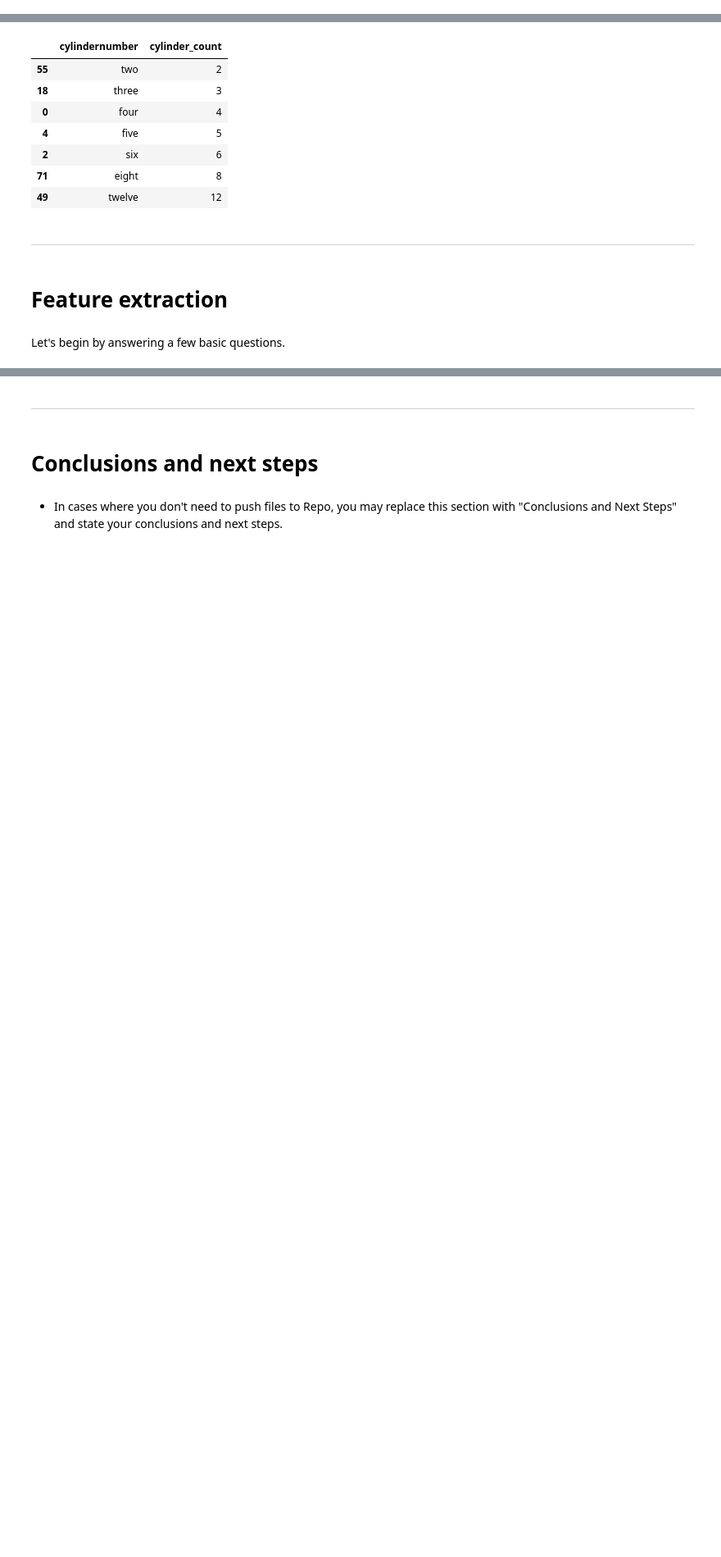
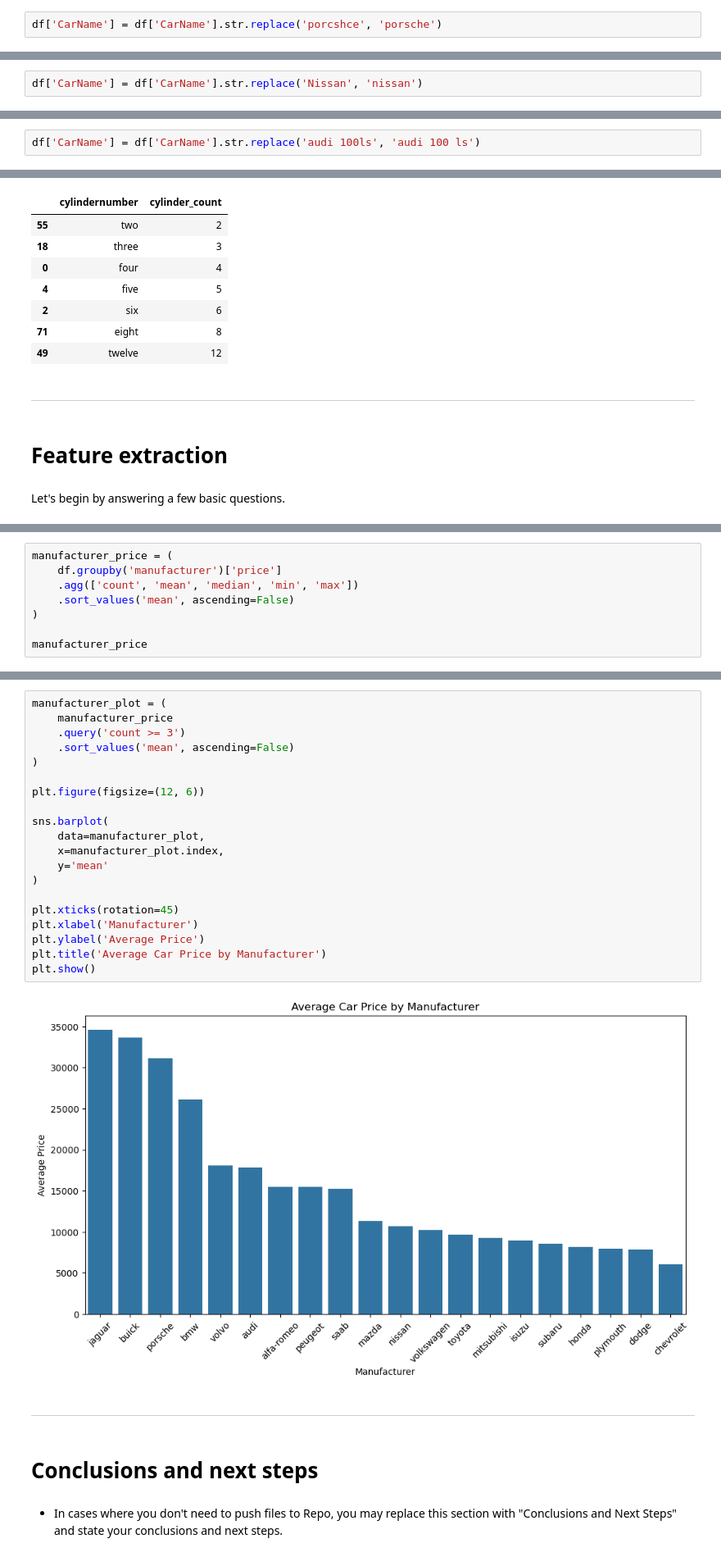
Before and after one commit to phonemes-and-speech-entrainment/Car_feature_price_analysis, a Jupyter notebook: jupyter_notebooks/Notebook_Template.ipynb, the cells around one changed output, grey strips where cells are left out. Shown at 82% size. Drawn from its saved outputs; the diff is of its cells as text; blank space fills up the shorter version.

Commit message:
Add data cleaning

```diff
--- a/jupyter_notebooks/Notebook_Template.ipynb
+++ b/jupyter_notebooks/Notebook_Template.ipynb
@@ -259,0 +265,2 @@ df[df['CarName'].str.contains('romero')]
+# %%
+df['CarName'] = df['CarName'].str.replace('porcshce', 'porsche')
@@ -259,0 +272,2 @@ df[df['CarName'].str.contains('romero')]
+# %%
+df['CarName'] = df['CarName'].str.replace('Nissan', 'nissan')
@@ -259,0 +303,2 @@ df[df['CarName'].str.contains('romero')]
+# %%
+df['CarName'] = df['CarName'].str.replace('audi 100ls', 'audi 100 ls')
@@ -314,0 +390,8 @@ Let's begin by answering a few basic questions.
+# %%
+manufacturer_price = (
+    df.groupby('manufacturer')['price']
+    .agg(['count', 'mean', 'median', 'min', 'max'])
+    .sort_values('mean', ascending=False)
+)
+
+manufacturer_price
@@ -315,3 +419,25 @@ Let's begin by answering a few basic questions.
+# %%
+manufacturer_plot = (
+    manufacturer_price
+    .query('count >= 3')
+    .sort_values('mean', ascending=False)
+)
+
+plt.figure(figsize=(12, 6))
+
+sns.barplot(
+    data=manufacturer_plot,
+    x=manufacturer_plot.index,
+    y='mean'
+)
+
+plt.xticks(rotation=45)
+plt.xlabel('Manufacturer')
+plt.ylabel('Average Price')
+plt.title('Average Car Price by Manufacturer')
+plt.show()
+# %% [output]
+[figure, added]
 # %% [markdown]
 ---
 # %% [markdown]
```
Also changed, not shown: parts of 21 cells of this notebook.
